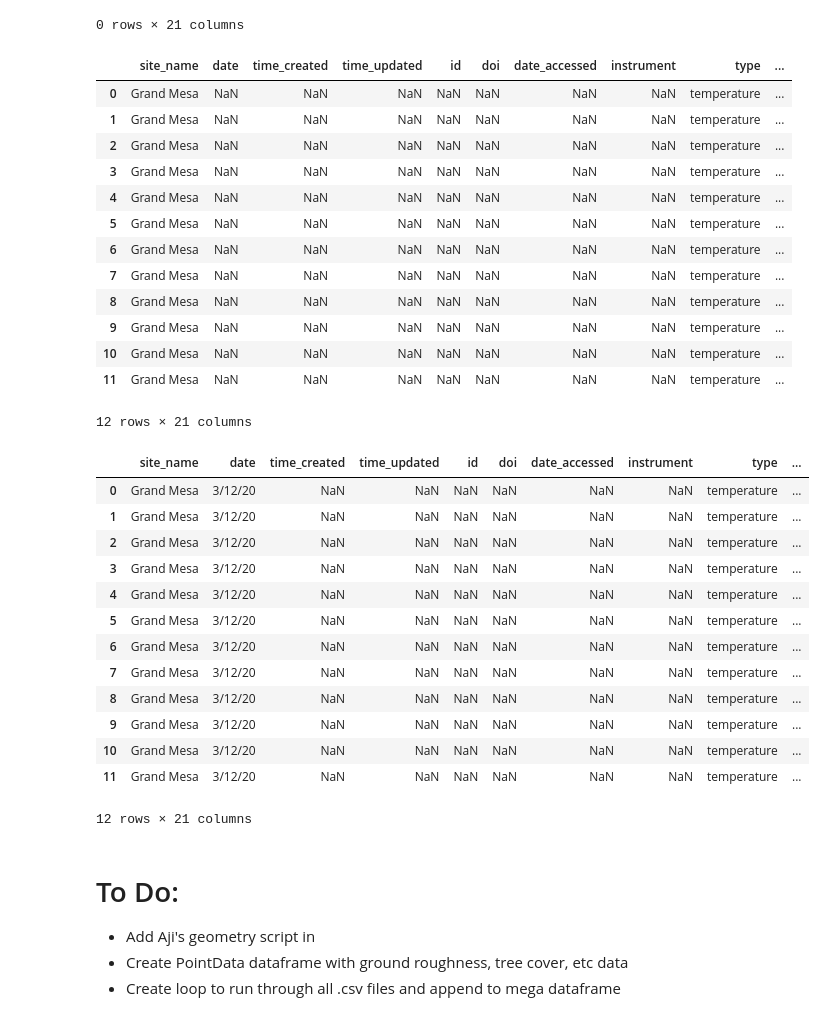
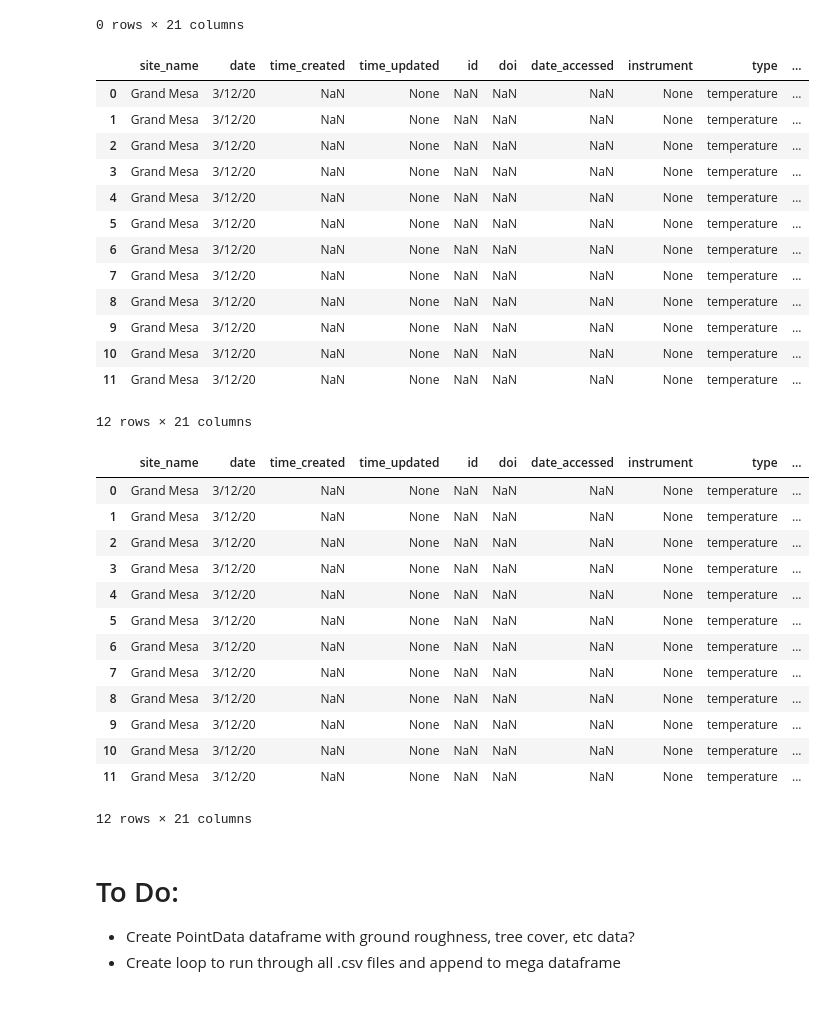
Before and after one commit to snowex-hackweek/hot-pow, a Jupyter notebook: contributors/Zachary_Miller/Jewel_SnowTemps.ipynb, the cells around one changed output. Saved outputs shown, nothing was run; the diff lists cells and outputs as text; code cells hidden in the pictures.

Commit message:
Updated with Aji's sweet geometry script

```diff
--- a/contributors/Zachary_Miller/Jewel_SnowTemps.ipynb
+++ b/contributors/Zachary_Miller/Jewel_SnowTemps.ipynb
@@ -152,0 +149,17 @@ Set new column names and reorder to align with SnowEx database column headers
+# %%
+# create snow pit location geometry
+import geopandas
+gdf = geopandas.GeoDataFrame(
+    dfmerged, geometry=geopandas.points_from_xy(dfmerged['Easting:'], dfmerged['Northing:']))
+
+# add lat.lon data
+import utm
+def utm_to_latlon(coords, zone_number, zone_letter):
+    easting = coords[0]
+    northing = coords[1]
+    return utm.to_latlon(easting, northing, zone_number, zone_letter)
+
+# Using nested list comprehension
+gdf ["lat_lon_tuple"] = [[utm_to_latlon(xy, 13, "N") for xy in tuple(geom.coords)] for geom in gdf.geometry]
+
+gdf
@@ -181,27 +210,31 @@ dfreorder
 |  | site_name | date | time_created | time_updated | id | doi | date_accessed | instrument | type | ... |
 0 rows × 21 columns
 # %%
-# add Jewel's pit data into appropriate columns
+# add Jewel's pit data into appropriate columns - probably a cleaner way to do this, but I'm too new to Py...
+dfreorder['geom'] = gdf['geometry']
 dfreorder['depth'] = dfmerged['Hs']
 dfreorder['value'] = dfmerged['Temperature']
 dfreorder['site_id'] = dfmerged['Location:']
 dfreorder['type'] = 'temperature'
 dfreorder['site_name'] = 'Grand Mesa'
+dfreorder['time_updated'] = 'None'
+dfreorder['instrument'] = 'None'
+dfreorder['units'] = 'None'
 dfreorder
 # %% [output]
 |  | site_name | date | time_created | time_updated | id | doi | date_accessed | instrument | type | ... |
-| 0 | Grand Mesa | NaN | NaN | NaN | NaN | NaN | NaN | NaN | temperature | ... |
-| 1 | Grand Mesa | NaN | NaN | NaN | NaN | NaN | NaN | NaN | temperature | ... |
-| 2 | Grand Mesa | NaN | NaN | NaN | NaN | NaN | NaN | NaN | temperature | ... |
-| 3 | Grand Mesa | NaN | NaN | NaN | NaN | NaN | NaN | NaN | temperature | ... |
-| 4 | Grand Mesa | NaN | NaN | NaN | NaN | NaN | NaN | NaN | temperature | ... |
-| 5 | Grand Mesa | NaN | NaN | NaN | NaN | NaN | NaN | NaN | temperature | ... |
-| 6 | Grand Mesa | NaN | NaN | NaN | NaN | NaN | NaN | NaN | temperature | ... |
-| 7 | Grand Mesa | NaN | NaN | NaN | NaN | NaN | NaN | NaN | temperature | ... |
-| 8 | Grand Mesa | NaN | NaN | NaN | NaN | NaN | NaN | NaN | temperature | ... |
-| 9 | Grand Mesa | NaN | NaN | NaN | NaN | NaN | NaN | NaN | temperature | ... |
-| 10 | Grand Mesa | NaN | NaN | NaN | NaN | NaN | NaN | NaN | temperature | ... |
-| 11 | Grand Mesa | NaN | NaN | NaN | NaN | NaN | NaN | NaN | temperature | ... |
+| 0 | Grand Mesa | 3/12/20 | NaN | None | NaN | NaN | NaN | None | temperature | ... |
+| 1 | Grand Mesa | 3/12/20 | NaN | None | NaN | NaN | NaN | None | temperature | ... |
+| 2 | Grand Mesa | 3/12/20 | NaN | None | NaN | NaN | NaN | None | temperature | ... |
+| 3 | Grand Mesa | 3/12/20 | NaN | None | NaN | NaN | NaN | None | temperature | ... |
+| 4 | Grand Mesa | 3/12/20 | NaN | None | NaN | NaN | NaN | None | temperature | ... |
+| 5 | Grand Mesa | 3/12/20 | NaN | None | NaN | NaN | NaN | None | temperature | ... |
+| 6 | Grand Mesa | 3/12/20 | NaN | None | NaN | NaN | NaN | None | temperature | ... |
+| 7 | Grand Mesa | 3/12/20 | NaN | None | NaN | NaN | NaN | None | temperature | ... |
+| 8 | Grand Mesa | 3/12/20 | NaN | None | NaN | NaN | NaN | None | temperature | ... |
+| 9 | Grand Mesa | 3/12/20 | NaN | None | NaN | NaN | NaN | None | temperature | ... |
+| 10 | Grand Mesa | 3/12/20 | NaN | None | NaN | NaN | NaN | None | temperature | ... |
+| 11 | Grand Mesa | 3/12/20 | NaN | None | NaN | NaN | NaN | None | temperature | ... |
 12 rows × 21 columns
 # %%
 # split date/time to separate columns
@@ -211,21 +244,20 @@ dfreorder['time'] = date_time[1]
 dfreorder
 # %% [output]
 |  | site_name | date | time_created | time_updated | id | doi | date_accessed | instrument | type | ... |
-| 0 | Grand Mesa | 3/12/20 | NaN | NaN | NaN | NaN | NaN | NaN | temperature | ... |
-| 1 | Grand Mesa | 3/12/20 | NaN | NaN | NaN | NaN | NaN | NaN | temperature | ... |
-| 2 | Grand Mesa | 3/12/20 | NaN | NaN | NaN | NaN | NaN | NaN | temperature | ... |
-| 3 | Grand Mesa | 3/12/20 | NaN | NaN | NaN | NaN | NaN | NaN | temperature | ... |
-| 4 | Grand Mesa | 3/12/20 | NaN | NaN | NaN | NaN | NaN | NaN | temperature | ... |
-| 5 | Grand Mesa | 3/12/20 | NaN | NaN | NaN | NaN | NaN | NaN | temperature | ... |
-| 6 | Grand Mesa | 3/12/20 | NaN | NaN | NaN | NaN | NaN | NaN | temperature | ... |
-| 7 | Grand Mesa | 3/12/20 | NaN | NaN | NaN | NaN | NaN | NaN | temperature | ... |
-| 8 | Grand Mesa | 3/12/20 | NaN | NaN | NaN | NaN | NaN | NaN | temperature | ... |
-| 9 | Grand Mesa | 3/12/20 | NaN | NaN | NaN | NaN | NaN | NaN | temperature | ... |
-| 10 | Grand Mesa | 3/12/20 | NaN | NaN | NaN | NaN | NaN | NaN | temperature | ... |
-| 11 | Grand Mesa | 3/12/20 | NaN | NaN | NaN | NaN | NaN | NaN | temperature | ... |
+| 0 | Grand Mesa | 3/12/20 | NaN | None | NaN | NaN | NaN | None | temperature | ... |
+| 1 | Grand Mesa | 3/12/20 | NaN | None | NaN | NaN | NaN | None | temperature | ... |
+| 2 | Grand Mesa | 3/12/20 | NaN | None | NaN | NaN | NaN | None | temperature | ... |
+| 3 | Grand Mesa | 3/12/20 | NaN | None | NaN | NaN | NaN | None | temperature | ... |
+| 4 | Grand Mesa | 3/12/20 | NaN | None | NaN | NaN | NaN | None | temperature | ... |
+| 5 | Grand Mesa | 3/12/20 | NaN | None | NaN | NaN | NaN | None | temperature | ... |
+| 6 | Grand Mesa | 3/12/20 | NaN | None | NaN | NaN | NaN | None | temperature | ... |
+| 7 | Grand Mesa | 3/12/20 | NaN | None | NaN | NaN | NaN | None | temperature | ... |
+| 8 | Grand Mesa | 3/12/20 | NaN | None | NaN | NaN | NaN | None | temperature | ... |
+| 9 | Grand Mesa | 3/12/20 | NaN | None | NaN | NaN | NaN | None | temperature | ... |
+| 10 | Grand Mesa | 3/12/20 | NaN | None | NaN | NaN | NaN | None | temperature | ... |
+| 11 | Grand Mesa | 3/12/20 | NaN | None | NaN | NaN | NaN | None | temperature | ... |
 12 rows × 21 columns
 # %% [markdown]
 # To Do:
-- Add Aji's geometry script in
-- Create PointData dataframe with ground roughness, tree cover, etc data
+- Create PointData dataframe with ground roughness, tree cover, etc data?
 - Create loop to run through all .csv files and append to mega dataframe
```
Also changed, not shown: parts of 3 cells of this notebook.
